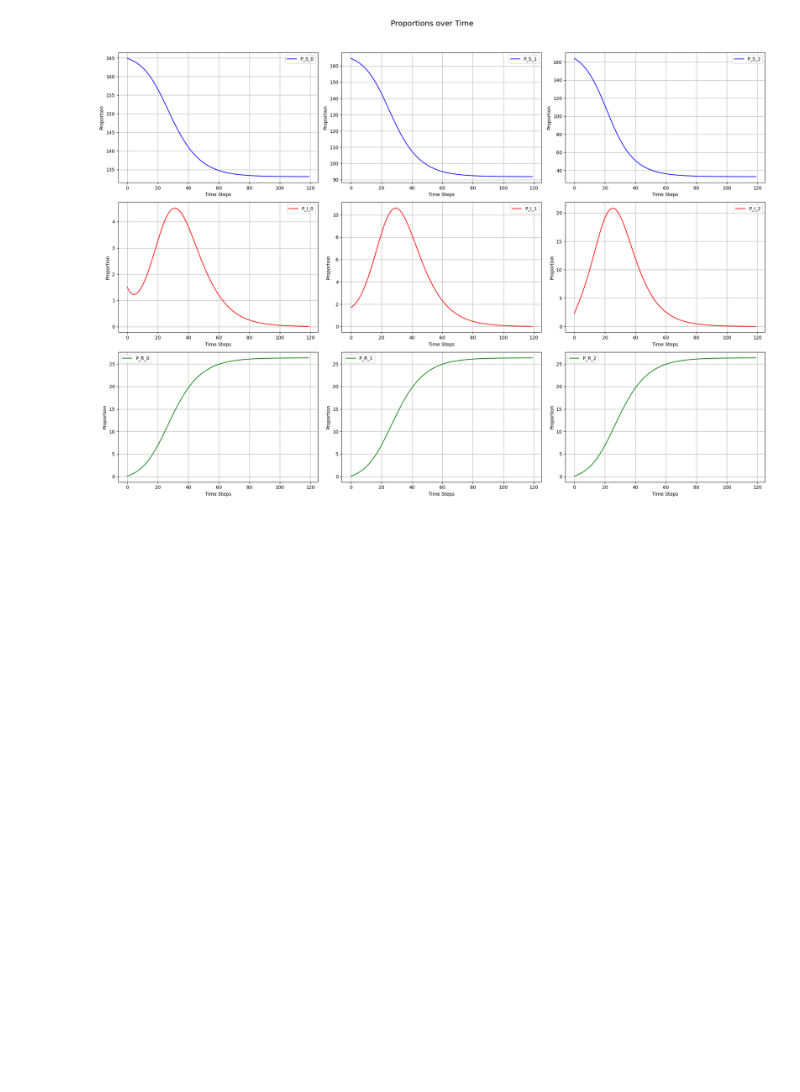
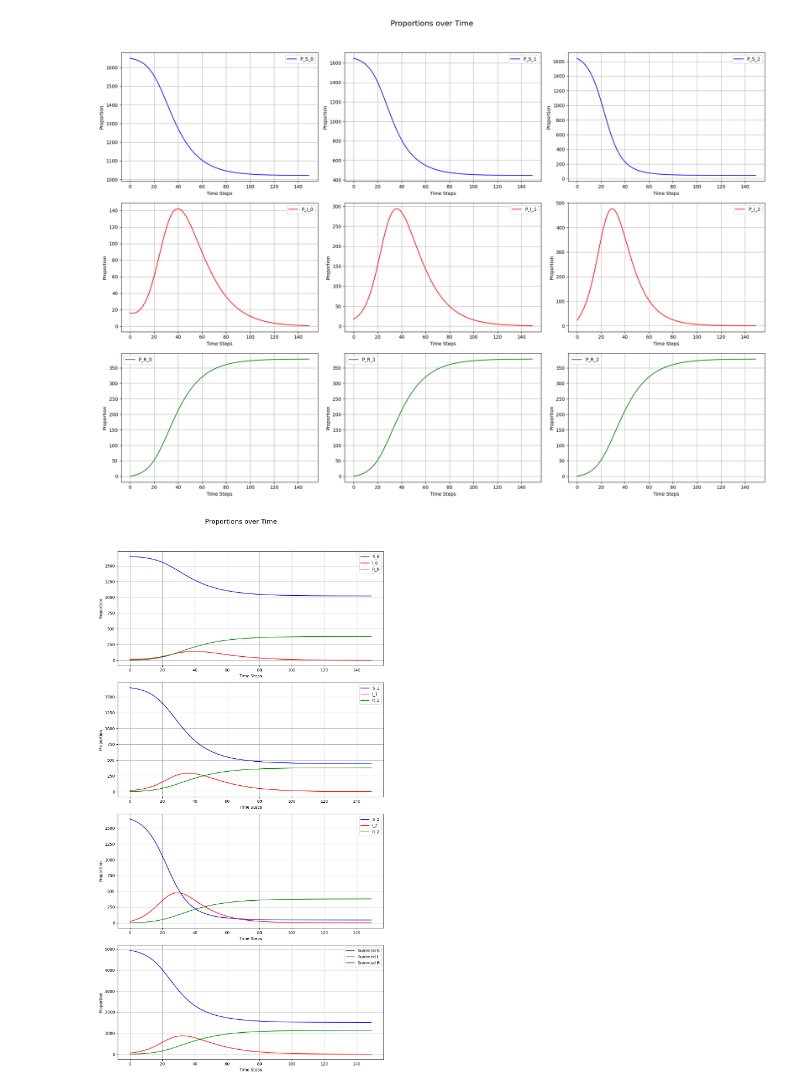
Before and after one commit to mohdkashifansari/Influence_of_Opinion_Dynamics_on_Disease_Spread, a Jupyter notebook: Project_Seminar.ipynb, the cells around one changed output. Drawn from its saved outputs; the diff is of its cells as text; code cells hidden in the pictures; blank space fills up the shorter version.

Commit message:
Added more graphs

```diff
--- a/Project_Seminar.ipynb
+++ b/Project_Seminar.ipynb
@@ -3,13 +3,13 @@ import numpy as np
 import pandas as pd
 import matplotlib.pyplot as plt
 
-N = 500
+N = 5000
 int_I = 0.01 * N
 int_R = 0
 int_S = N - int_I - int_R  # S_0 is starting susceptible
-beta = .9
-gamma = 0.02
-MaxTime = 120
+beta = 0.7
+gamma = 0.01
+MaxTime = 150
 RunTime = np.linspace(0, MaxTime, MaxTime)
 n = 2  # Final value of q1, q2
 
@@ -55,31 +55,64 @@ def plot_simulation(data, n):
     fig.suptitle('Proportions over Time', fontsize=16)
 
     for i in range(n + 1):
         axes[0, i].plot(data[f'P_S_{i}'], label=f'P_S_{i}', color='blue')
         axes[0, i].set_xlabel('Time Steps')
         axes[0, i].set_ylabel('Proportion')
         axes[0, i].legend()
         axes[0, i].grid(True)
 
         axes[1, i].plot(data[f'P_I_{i}'], label=f'P_I_{i}', color='red')
         axes[1, i].set_xlabel('Time Steps')
         axes[1, i].set_ylabel('Proportion')
         axes[1, i].legend()
         axes[1, i].grid(True)
 
         axes[2, i].plot(data[f'P_R_{i}'], label=f'P_R_{i}', color='green')
         axes[2, i].set_xlabel('Time Steps')
         axes[2, i].set_ylabel('Proportion')
         axes[2, i].legend()
         axes[2, i].grid(True)
 
     plt.tight_layout(rect=[0, 0.03, 1, 0.95])
     plt.show()
 
+    fig, axes = plt.subplots(num_plots + 1, 1, figsize=(10, 20))  # +1 for the summed plots
+    fig.suptitle('Proportions over Time', fontsize=16)
+
+
+    for i in range(num_plots):
+        axes[i].plot(data[f'P_S_{i}'], label=f'S_{i}', color='blue')
+        axes[i].plot(data[f'P_I_{i}'], label=f'I_{i}', color='red')
+        axes[i].plot(data[f'P_R_{i}'], label=f'R_{i}', color='green')
+        axes[i].set_xlabel('Time Steps')
+        axes[i].set_ylabel('Proportion')
+        axes[i].legend()
+        axes[i].grid(True)
+
+
+    # Summed compartments plot
+    summed_S = data[[f'P_S_{i}' for i in range(num_plots)]].sum(axis=1)
+    summed_I = data[[f'P_I_{i}' for i in range(num_plots)]].sum(axis=1)
+    summed_R = data[[f'P_R_{i}' for i in range(num_plots)]].sum(axis=1)
+
+    axes[num_plots].plot(summed_S, label='Summed S', color='blue')
+    axes[num_plots].plot(summed_I, label='Summed I', color='red')
+    axes[num_plots].plot(summed_R, label='Summed R', color='green')
+    axes[num_plots].set_xlabel('Time Steps')
+    axes[num_plots].set_ylabel('Proportion')
+    axes[num_plots].legend()
+    axes[num_plots].grid(True)
+
+    plt.tight_layout(rect=[0, 0.03, 1, 0.95])
+    plt.show()
+
+
 # Run simulation
 data = run_simulation(initial_values, beta, gamma, MaxTime, N, n)
 
+
 # Plot the results
 plot_simulation(data, n)
 # %% [output]
-[figure, old version]
+[figure, new version]
+[figure, added]
```
